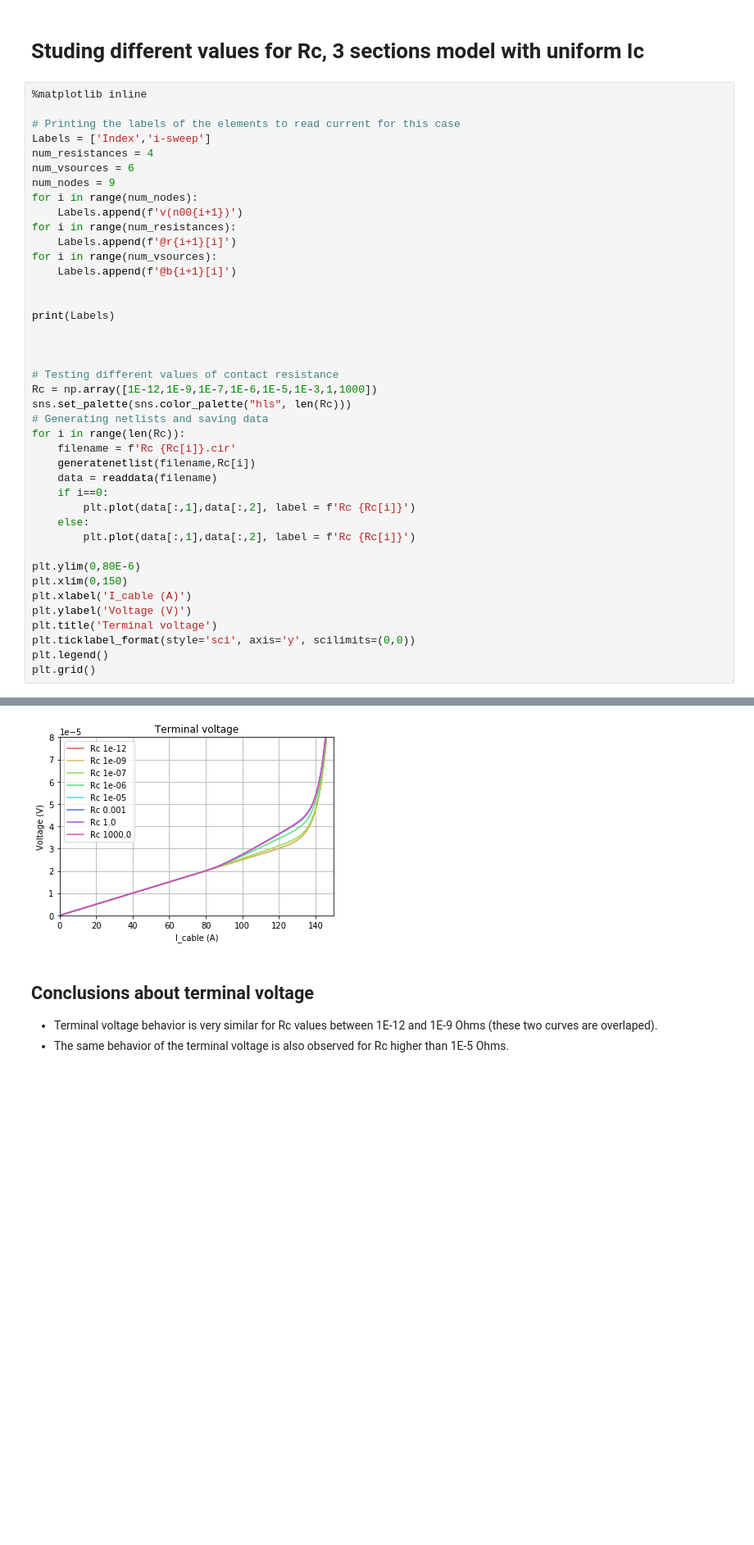
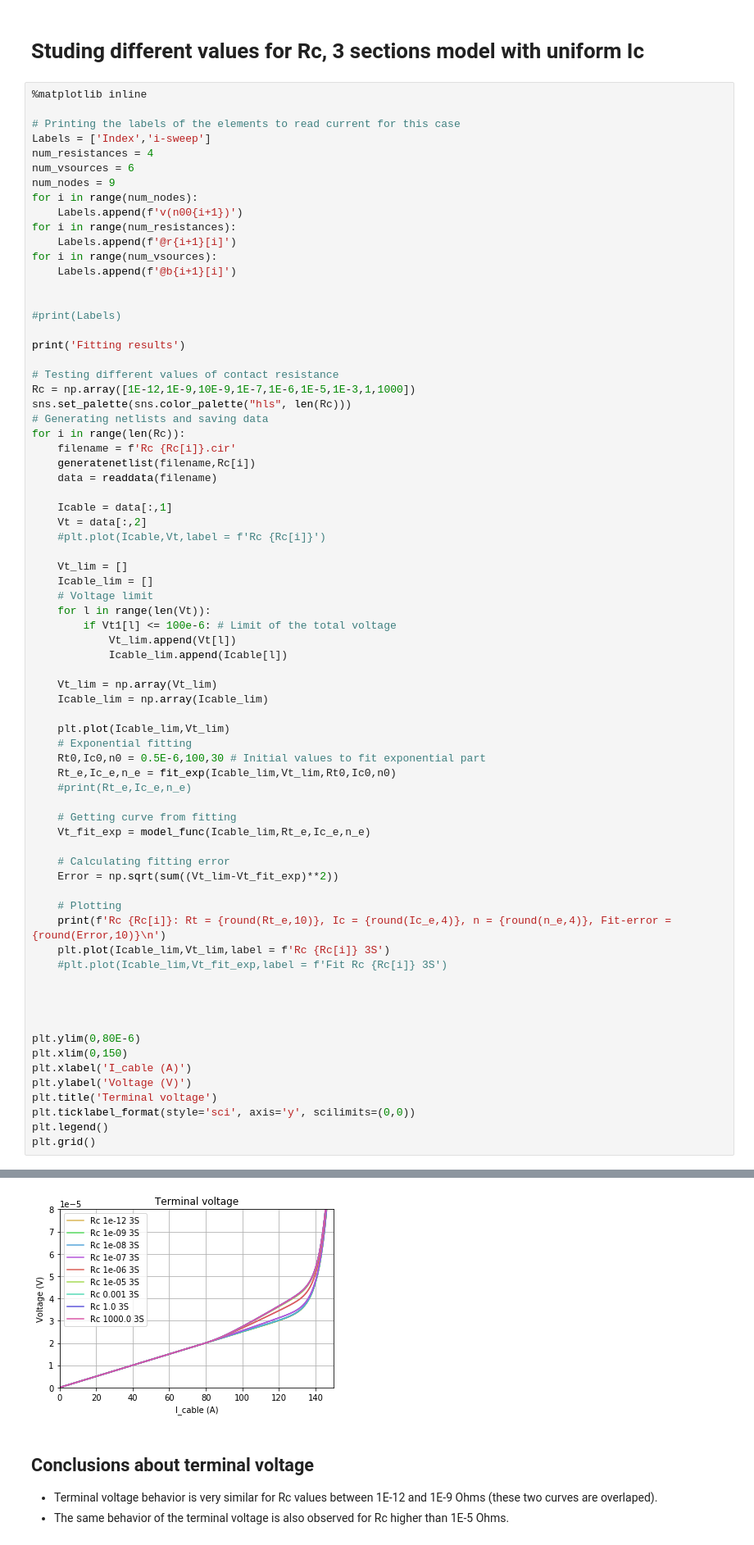
Before and after one commit to auroc10/LBNL, a Jupyter notebook: Contact/Contact resistance.ipynb, the cells around one changed output, grey strips where cells are left out. Shown at 82% size. Cells and saved outputs as stored; diff of their text form; blank space fills up the shorter version.

```diff
--- a/Contact/Contact resistance.ipynb
+++ b/Contact/Contact resistance.ipynb
@@ -464,22 +464,53 @@ for i in range(num_vsources):
     Labels.append(f'@b{i+1}[i]')
 
 
-print(Labels)
+#print(Labels)
 
-
+print('Fitting results')
 
 # Testing different values of contact resistance
-Rc = np.array([1E-12,1E-9,1E-7,1E-6,1E-5,1E-3,1,1000])
+Rc = np.array([1E-12,1E-9,10E-9,1E-7,1E-6,1E-5,1E-3,1,1000])
 sns.set_palette(sns.color_palette("hls", len(Rc)))
 # Generating netlists and saving data
 for i in range(len(Rc)):
     filename = f'Rc {Rc[i]}.cir'
     generatenetlist(filename,Rc[i])
     data = readdata(filename)
-    if i==0:
-        plt.plot(data[:,1],data[:,2], label = f'Rc {Rc[i]}')
-    else:
-        plt.plot(data[:,1],data[:,2], label = f'Rc {Rc[i]}')
+
+    Icable = data[:,1]
+    Vt = data[:,2]
+    #plt.plot(Icable,Vt,label = f'Rc {Rc[i]}')
+
+    Vt_lim = []
+    Icable_lim = []
+    # Voltage limit
+    for l in range(len(Vt)):
+        if Vt1[l] <= 100e-6: # Limit of the total voltage
+            Vt_lim.append(Vt[l])
+            Icable_lim.append(Icable[l])
+
+    Vt_lim = np.array(Vt_lim)
+    Icable_lim = np.array(Icable_lim)
+
+    plt.plot(Icable_lim,Vt_lim)
+    # Exponential fitting
+    Rt0,Ic0,n0 = 0.5E-6,100,30 # Initial values to fit exponential part
+    Rt_e,Ic_e,n_e = fit_exp(Icable_lim,Vt_lim,Rt0,Ic0,n0)
+    #print(Rt_e,Ic_e,n_e)
+
+    # Getting curve from fitting
+    Vt_fit_exp = model_func(Icable_lim,Rt_e,Ic_e,n_e)
+
+    # Calculating fitting error
+    Error = np.sqrt(sum((Vt_lim-Vt_fit_exp)**2))
+
+    # Plotting
+    print(f'Rc {Rc[i]}: Rt = {round(Rt_e,10)}, Ic = {round(Ic_e,4)}, n = {round(n_e,4)}, Fit-error = {round(Error,10)}\n')
+    plt.plot(Icable_lim,Vt_lim,label = f'Rc {Rc[i]} 3S')
+    #plt.plot(Icable_lim,Vt_fit_exp,label = f'Fit Rc {Rc[i]} 3S')
+
+
+
 
 plt.ylim(0,80E-6)
 plt.xlim(0,150)
@@ -494,4 +542,4 @@ plt.grid()
-[figure, old version]
+[figure, new version]
 # %% [markdown]
 ## Conclusions about terminal voltage
 
```
Also changed, not shown: parts of 2 cells of this notebook.
